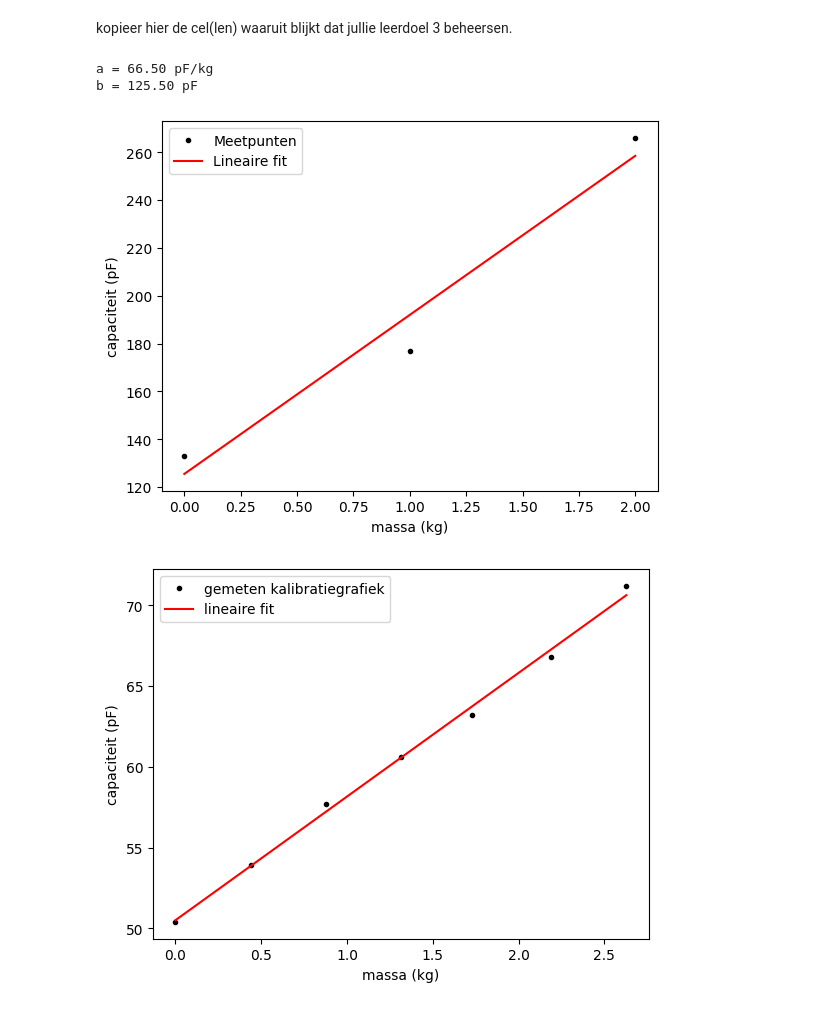
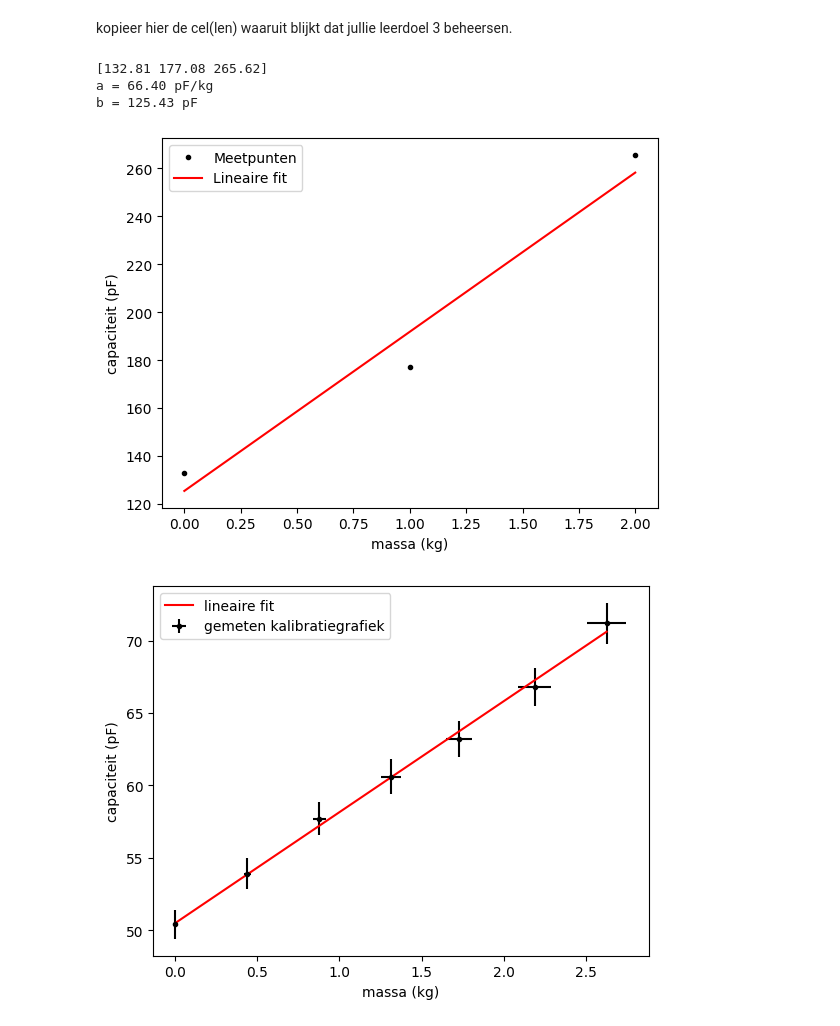
Before and after one commit to zidu2006/opdrachten-DEF-D, a Jupyter notebook: FysiekeOntwerpopdrachten/2OntwerpEenSensorCondensator/DEFOntwerpopdracht2OntwerpEenSensorInvulTemplate.ipynb, the cells around one changed output. Cells and saved outputs as stored; diff of their text form; code cells hidden in the pictures.

```diff
--- a/FysiekeOntwerpopdrachten/2OntwerpEenSensorCondensator/DEFOntwerpopdracht2OntwerpEenSensorInvulTemplate.ipynb
+++ b/FysiekeOntwerpopdrachten/2OntwerpEenSensorCondensator/DEFOntwerpopdracht2OntwerpEenSensorInvulTemplate.ipynb
@@ -82,8 +82,16 @@ from matplotlib import pyplot as plt
 from scipy.optimize import curve_fit
 
 # Meetdata
-m = np.array([0, 1, 2])
-C = np.array([133, 177, 266])
+m = np.array([0, 1, 2]) #Meetgebied waar we willen zitten
+uitwijking2kg=0.0005#Gok voor ontwerpgrafiek niet een meting, het foam is 1 mm dik, dus dat deze met 0.5 mm induwt bij 2kg is een redelijke gok.
+veerk=(m[2]*9.81)/uitwijking2kg #Veerconstante bepalen uit gok, afgeleid uit F=ku => F/u=k
+dontwerp= 0.001-(m*9.81)/veerk#hier wordt de afstand tussen de condensatoren voor de ontwerppunten bepaald
+Aontwerp=0.1*0.1 #oppervlakte
+epsilon_foam=1.5
+
+C= vlakkeplaat(epsilon_foam,Aontwerp,dontwerp)*1e12# De Capaciteiten in pF
+print(C)
+
 
 # lineaire functie als fit, want klein meetbereik (goede benadering => Taylorreeks)
 def lineair(m, a, b):
@@ -190,9 +201,18 @@ from matplotlib import pyplot as plt
 from scipy.optimize import curve_fit
 
 # Meetdata
-m = np.array([0, 1, 2])
-C = np.array([133, 177, 266])
+m = np.array([0, 1, 2]) #Meetgebied waar we willen zitten
+uitwijking2kg=0.0005#Gok voor ontwerpgrafiek niet een meting, het foam is 1 mm dik, dus dat deze met 0.5 mm induwt bij 2kg is een redelijke gok.
+veerk=(m[2]*9.81)/uitwijking2kg #Veerconstante bepalen uit gok, afgeleid uit F=ku => F/u=k
+dontwerp= 0.001-(m*9.81)/veerk#hier wordt de afstand tussen de condensatoren voor de ontwerppunten bepaald
+Aontwerp=0.1*0.1 #oppervlakte
+epsilon_foam=1.5
 
+C= vlakkeplaat(epsilon_foam,Aontwerp,dontwerp)*1e12# De Capaciteiten in pF
+print(C)
+
+
+# lineaire functie als fit, want klein meetbereik (goede benadering => Taylorreeks)
 def lineair(m, a, b):
     return a * m + b
 
@@ -231,9 +252,18 @@ from matplotlib import pyplot as plt
 from scipy.optimize import curve_fit
 
 # Meetdata
-m = np.array([0, 1, 2])
-C = np.array([133, 177, 266])
+m = np.array([0, 1, 2]) #Meetgebied waar we willen zitten
+uitwijking2kg=0.0005#Gok voor ontwerpgrafiek niet een meting, het foam is 1 mm dik, dus dat deze met 0.5 mm induwt bij 2kg is een redelijke gok.
+veerk=(m[2]*9.81)/uitwijking2kg #Veerconstante bepalen uit gok, afgeleid uit F=ku => F/u=k
+dontwerp= 0.001-(m*9.81)/veerk#hier wordt de afstand tussen de condensatoren voor de ontwerppunten bepaald
+Aontwerp=0.1*0.1 #oppervlakte
+epsilon_foam=1.5
 
+C= vlakkeplaat(epsilon_foam,Aontwerp,dontwerp)*1e12# De Capaciteiten in pF
+print(C)
+
+
+# lineaire functie als fit, want klein meetbereik (goede benadering => Taylorreeks)
 def lineair(m, a, b):
     return a * m + b
 
@@ -269,9 +300,18 @@ from matplotlib import pyplot as plt
 from scipy.optimize import curve_fit
 
 # Meetdata
-m = np.array([0, 1, 2])
-C = np.array([133, 177, 266])
+m = np.array([0, 1, 2]) #Meetgebied waar we willen zitten
+uitwijking2kg=0.0005#Gok voor ontwerpgrafiek niet een meting, het foam is 1 mm dik, dus dat deze met 0.5 mm induwt bij 2kg is een redelijke gok.
+veerk=(m[2]*9.81)/uitwijking2kg #Veerconstante bepalen uit gok, afgeleid uit F=ku => F/u=k
+dontwerp= 0.001-(m*9.81)/veerk#hier wordt de afstand tussen de condensatoren voor de ontwerppunten bepaald
+Aontwerp=0.1*0.1 #oppervlakte
+epsilon_foam=1.5
 
+C= vlakkeplaat(epsilon_foam,Aontwerp,dontwerp)*1e12# De Capaciteiten in pF
+print(C)
+
+
+# lineaire functie als fit, want klein meetbereik (goede benadering => Taylorreeks)
 def lineair(m, a, b):
     return a * m + b
 
@@ -293,26 +333,29 @@ plt.ylabel('capaciteit (pF)')
 plt.legend()
 plt.show()
 # %% [output]
-a = 66.50 pF/kg
-b = 125.50 pF
+[132.81 177.08 265.62]
+a = 66.40 pF/kg
+b = 125.43 pF
 [figure]
 # %%
 # Plot hier je gemeten kalibratiegrafiek en plot in dezelfde figuur ook je verwachte ontwerpgrafiek.
 
 m = np.array([0, 437.89, 875.99, 1315.85, 1730.61, 2190.23, 2628.70])   /1000 #kg
+U_m=m*(20/437.89)
 C = np.array([50.4, 53.9, 57.7, 60.6, 63.2, 66.8, 71.2]) #pF
-
+U_C=C*(1/50.4)
 
 
 popt, pcov = curve_fit(lineair, m, C)
 
 m_test = np.linspace(m.min(), m.max(), 100)
 plt.figure()
-plt.plot(m, C, 'k.', label='gemeten kalibratiegrafiek')
+#plt.plot(m, C, 'k.', label='gemeten kalibratiegrafiek')
+plt.errorbar(x=m, y=C, xerr=U_m, yerr=U_C, fmt='k.', label='gemeten kalibratiegrafiek')
 plt.plot(m_test, lineair(m_test, *popt), 'r-', label='lineaire fit')
 plt.legend()
 plt.xlabel('massa (kg)')
 plt.ylabel('capaciteit (pF)')
 plt.show()
 # %% [output]
-[figure, old version]
+[figure, new version]
```
Also changed, not shown: parts of 5 cells of this notebook.
